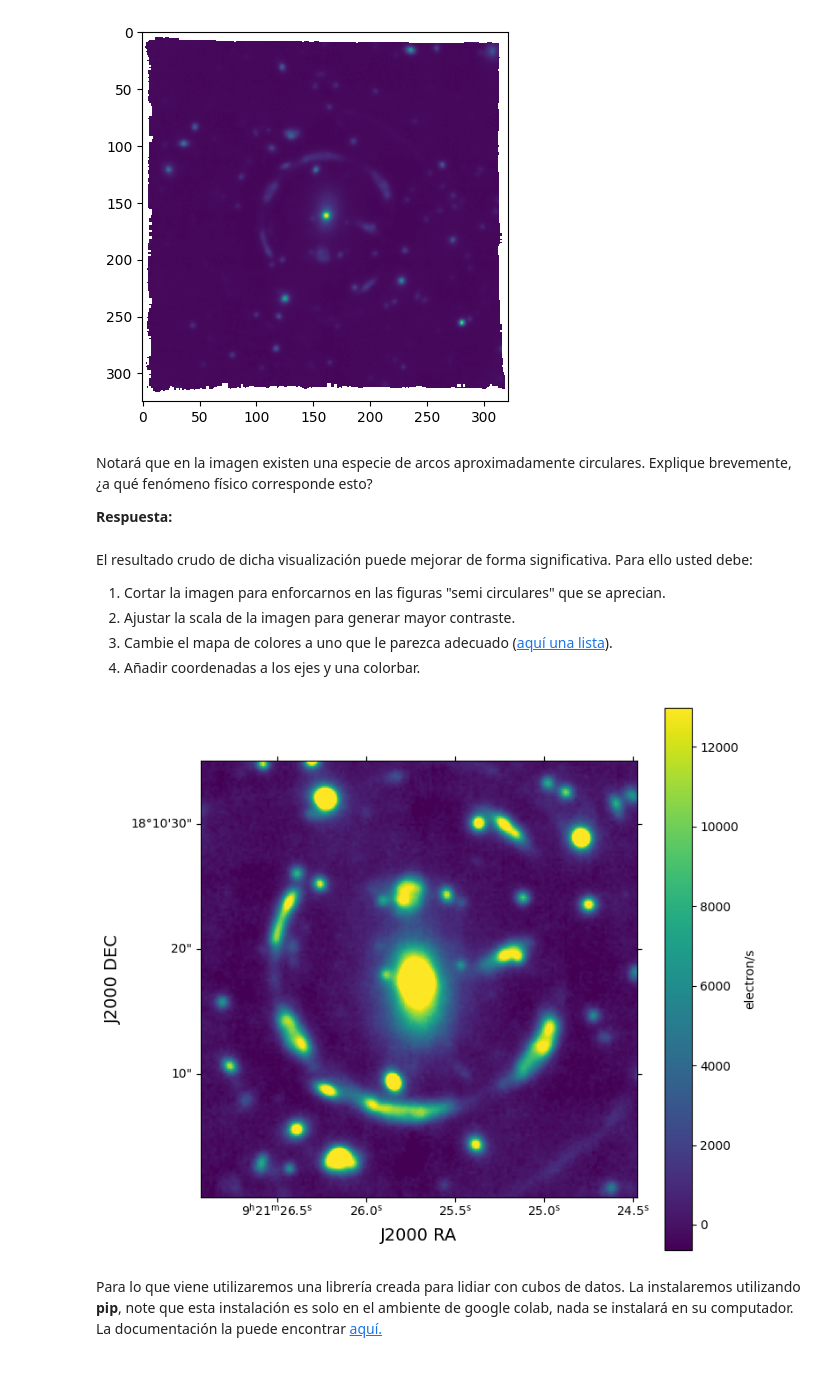
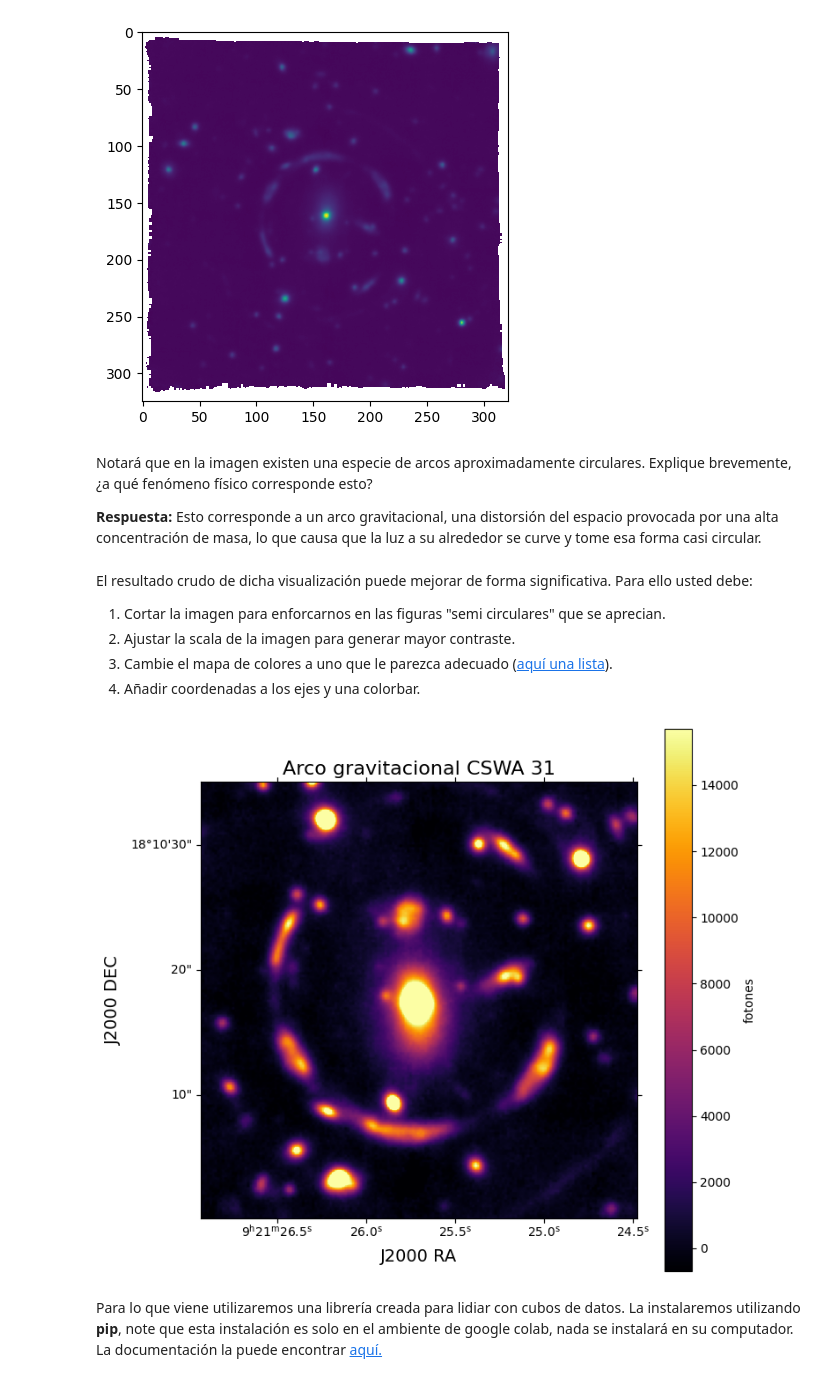
Before and after one commit to Vlxn761/Tarea-4, a Jupyter notebook: Tarea4.ipynb, the cells around one changed output. Drawn from its saved outputs; the diff is of its cells as text; code cells hidden in the pictures.

```diff
--- a/Tarea4.ipynb
+++ b/Tarea4.ipynb
@@ -134,7 +137,7 @@ plt.imshow(white_light_image)
 # %% [markdown]
 Notará que en la imagen existen una especie de arcos aproximadamente circulares. Explique brevemente, ¿a qué fenómeno físico corresponde esto?
 
-**Respuesta:**
+**Respuesta:** Esto corresponde a un arco gravitacional, una distorsión del espacio provocada por una alta concentración de masa, lo que causa que la luz a su alrededor se curve y tome esa forma casi circular.
 # %% [markdown]
 El resultado crudo de dicha visualización puede mejorar de forma significativa.
 Para ello usted debe:
@@ -143,34 +146,32 @@ Para ello usted debe:
 3. Cambie el mapa de colores a uno que le parezca adecuado ([aquí una lista](https://matplotlib.org/stable/users/explain/colors/colormaps.html)).
 4. Añadir coordenadas a los ejes y una colorbar.
 # %%
-# Solución
 from astropy.wcs import WCS
-# Utilice el siguiente wcs para añadir las coordenadas a su visualización.
+# Utilizamos el siguiente wcs para añadir las coordenadas.
 wcs = WCS(cubo[1].header)
 wcs = wcs[0,:,:]
 
-# Haga su gráfico a continuación:
-# Percentiles para ajustal la escala
-value = 0.9
+# Percentiles para ajustar la escala.
+value = 0.6
 percentiles = np.nanpercentile(white_light_image.flatten(), [value, 100-value ])
-
 plt.figure(figsize=(8,8))
 
-plt.subplot(projection=wcs)
-plt.imshow(white_light_image, cmap="viridis")
-plt.clim(percentiles[0], percentiles[1])       # se genera mayor contraste
-plt.colorbar(label="electron/s")          # añadimos colorbar
+plt.subplot(projection=wcs)                     # Proyectamos las coordenadas
+plt.imshow(white_light_image, cmap="inferno")   # Cambiamos el mapa de colores
+plt.clim(percentiles[0], percentiles[1])        # Se genera mayor contraste
+plt.colorbar(label="fotones")                   # Añadimos colorbar
 
 # Cortamos la imagen
 plt.xlim(75,250)
 plt.ylim(75,250)
+plt.title("Arco gravitacional CSWA 31", fontsize=16)
 
 plt.xlabel('J2000 RA', fontsize=14)
 plt.ylabel('J2000 DEC', fontsize=14)
 
 plt.show()
 # %% [output]
-[figure, old version]
+[figure, new version]
 # %% [markdown]
 Para lo que viene utilizaremos una librería creada para lidiar con cubos de datos.
 La instalaremos utilizando **pip**, note que esta instalación es solo en el ambiente de google colab, nada se instalará en su computador.
```
Also changed, not shown: parts of 25 cells of this notebook.
